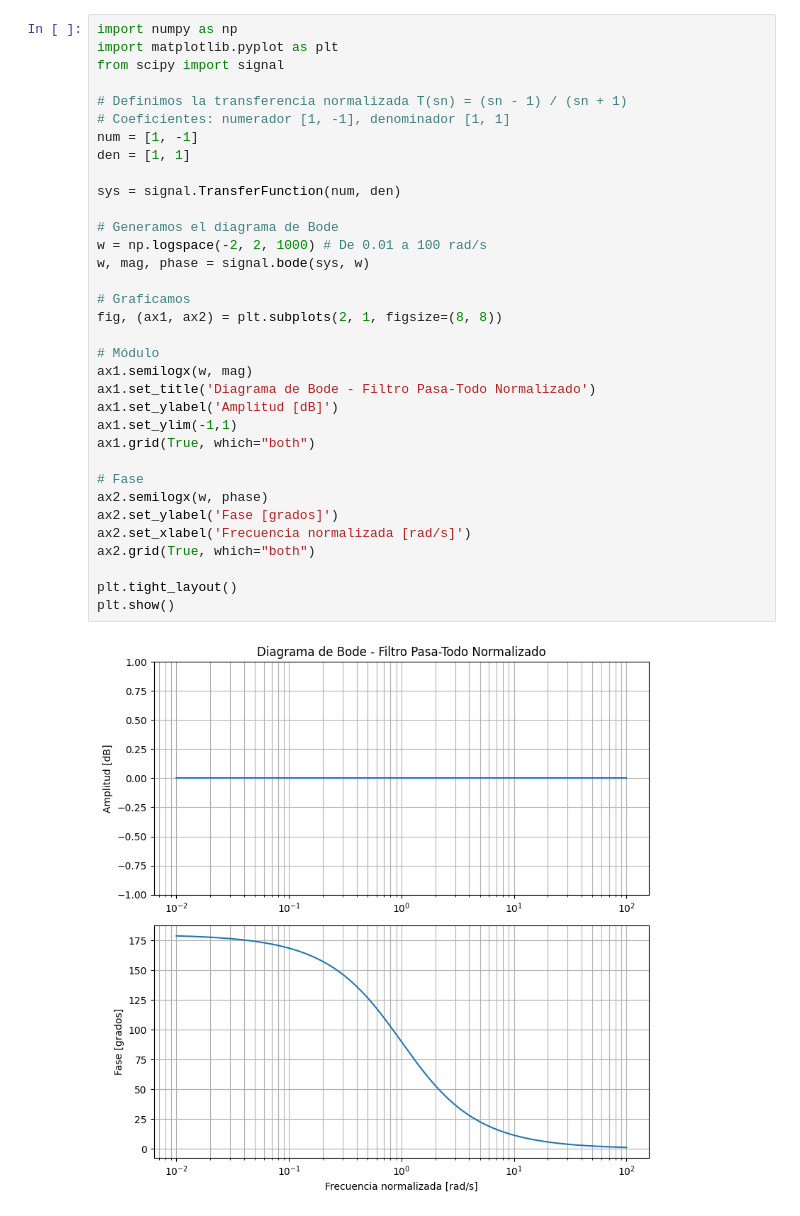
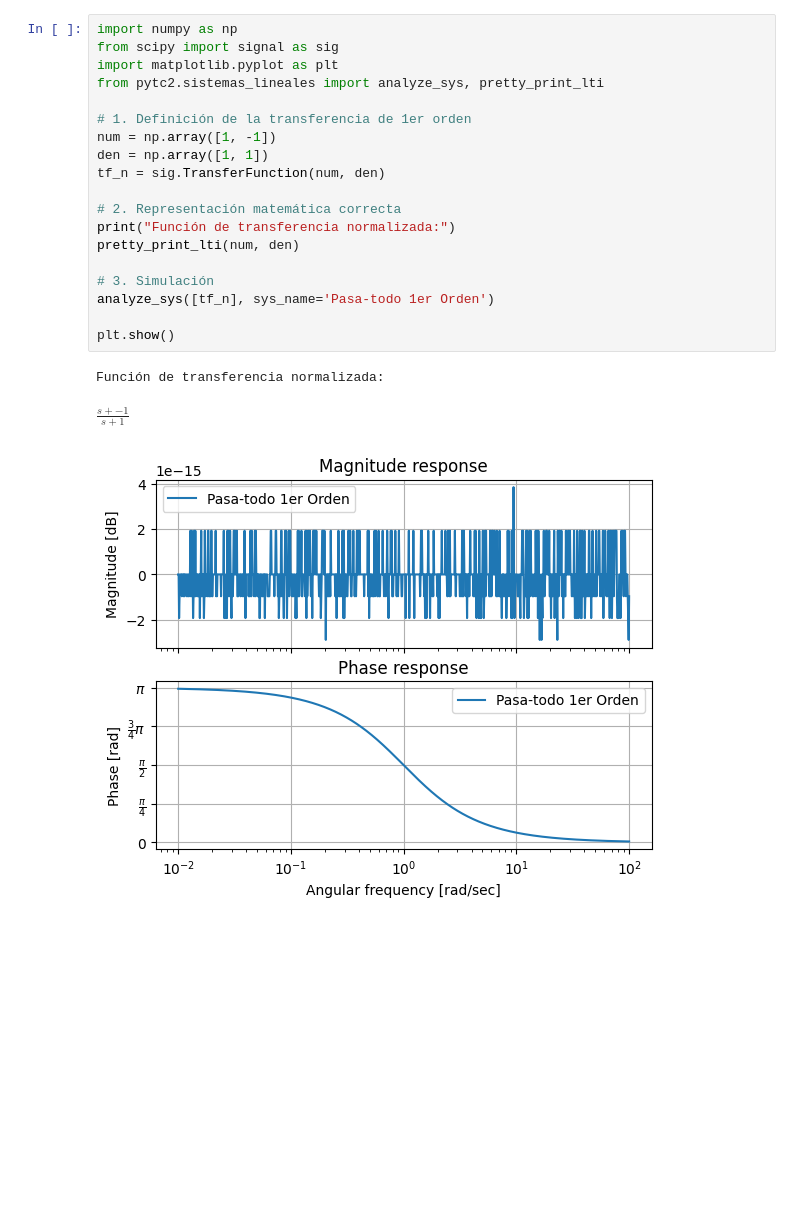
Before and after one commit to juanmaacontreras/teoria-de-circuitos-II, a Jupyter notebook: test01.ipynb, the cells around one changed output. Cells and saved outputs as stored; diff of their text form; blank space fills up the shorter version.

```diff
--- a/test01.ipynb
+++ b/test01.ipynb
@@ -1,36 +84,23 @@
 # %%
 import numpy as np
+from scipy import signal as sig
 import matplotlib.pyplot as plt
-from scipy import signal
+from pytc2.sistemas_lineales import analyze_sys, pretty_print_lti
 
-# Definimos la transferencia normalizada T(sn) = (sn - 1) / (sn + 1)
-# Coeficientes: numerador [1, -1], denominador [1, 1]
-num = [1, -1]
-den = [1, 1]
+# 1. Definición de la transferencia de 1er orden
+num = np.array([1, -1])
+den = np.array([1, 1])
+tf_n = sig.TransferFunction(num, den)
 
-sys = signal.TransferFunction(num, den)
+# 2. Representación matemática correcta
+print("Función de transferencia normalizada:")
+pretty_print_lti(num, den)
 
-# Generamos el diagrama de Bode
-w = np.logspace(-2, 2, 1000) # De 0.01 a 100 rad/s
-w, mag, phase = signal.bode(sys, w)
+# 3. Simulación
+analyze_sys([tf_n], sys_name='Pasa-todo 1er Orden')
 
-# Graficamos
-fig, (ax1, ax2) = plt.subplots(2, 1, figsize=(8, 8))
-
-# Módulo
-ax1.semilogx(w, mag)
-ax1.set_title('Diagrama de Bode - Filtro Pasa-Todo Normalizado')
-ax1.set_ylabel('Amplitud [dB]')
-ax1.set_ylim(-1,1)
-ax1.grid(True, which="both")
-
-# Fase
-ax2.semilogx(w, phase)
-ax2.set_ylabel('Fase [grados]')
-ax2.set_xlabel('Frecuencia normalizada [rad/s]')
-ax2.grid(True, which="both")
-
-plt.tight_layout()
 plt.show()
 # %% [output]
+Función de transferencia normalizada:
+$\displaystyle \frac{s +  -1 }{s +   1 }$
-[figure, old version]
+[figure, new version]
```
Also changed, not shown: parts of 3 cells of this notebook.
